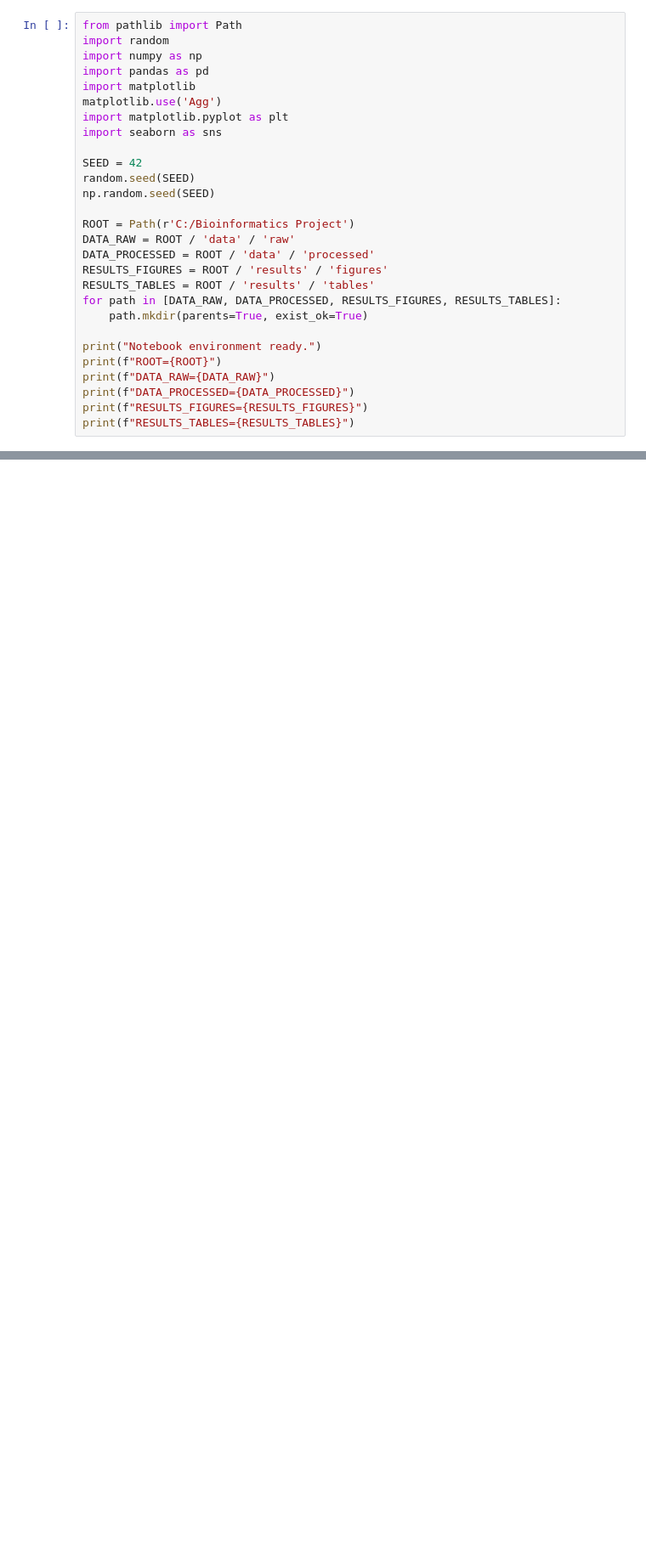
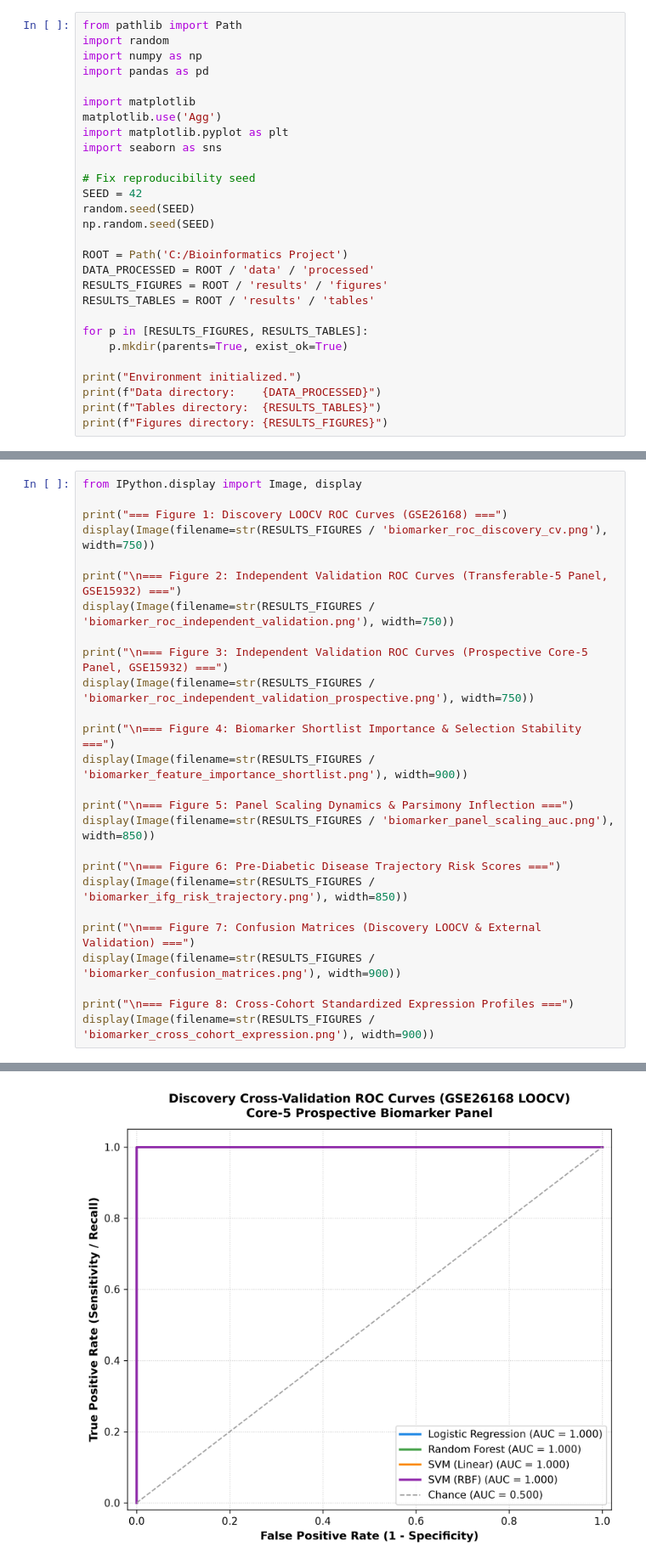
Before and after one commit to tyejaedon/young-t2d-blood-biomarkers, a Jupyter notebook: notebooks/05_biomarker_modeling.ipynb, the cells around one changed output, grey strips where cells are left out. Shown at 85% size. Cells and saved outputs as stored; diff of their text form; blank space fills up the shorter version.

```diff
--- a/notebooks/05_biomarker_modeling.ipynb
+++ b/notebooks/05_biomarker_modeling.ipynb
@@ -12,26 +17,26 @@ from pathlib import Path
 import random
 import numpy as np
 import pandas as pd
+
 import matplotlib
 matplotlib.use('Agg')
 import matplotlib.pyplot as plt
 import seaborn as sns
 
+# Fix reproducibility seed
 SEED = 42
 random.seed(SEED)
 np.random.seed(SEED)
 
-ROOT = Path(r'C:/Bioinformatics Project')
-DATA_RAW = ROOT / 'data' / 'raw'
+ROOT = Path('C:/Bioinformatics Project')
 DATA_PROCESSED = ROOT / 'data' / 'processed'
 RESULTS_FIGURES = ROOT / 'results' / 'figures'
 RESULTS_TABLES = ROOT / 'results' / 'tables'
-for path in [DATA_RAW, DATA_PROCESSED, RESULTS_FIGURES, RESULTS_TABLES]:
-    path.mkdir(parents=True, exist_ok=True)
 
-print("Notebook environment ready.")
-print(f"ROOT={ROOT}")
-print(f"DATA_RAW={DATA_RAW}")
-print(f"DATA_PROCESSED={DATA_PROCESSED}")
-print(f"RESULTS_FIGURES={RESULTS_FIGURES}")
-print(f"RESULTS_TABLES={RESULTS_TABLES}")
+for p in [RESULTS_FIGURES, RESULTS_TABLES]:
+    p.mkdir(parents=True, exist_ok=True)
+
+print("Environment initialized.")
+print(f"Data directory:    {DATA_PROCESSED}")
+print(f"Tables directory:  {RESULTS_TABLES}")
+print(f"Figures directory: {RESULTS_FIGURES}")
@@ -37,0 +269,27 @@ print(f"RESULTS_TABLES={RESULTS_TABLES}")
+# %%
+from IPython.display import Image, display
+
+print("=== Figure 1: Discovery LOOCV ROC Curves (GSE26168) ===")
+display(Image(filename=str(RESULTS_FIGURES / 'biomarker_roc_discovery_cv.png'), width=750))
+
+print("\n=== Figure 2: Independent Validation ROC Curves (Transferable-5 Panel, GSE15932) ===")
+display(Image(filename=str(RESULTS_FIGURES / 'biomarker_roc_independent_validation.png'), width=750))
+
+print("\n=== Figure 3: Independent Validation ROC Curves (Prospective Core-5 Panel, GSE15932) ===")
+display(Image(filename=str(RESULTS_FIGURES / 'biomarker_roc_independent_validation_prospective.png'), width=750))
+
+print("\n=== Figure 4: Biomarker Shortlist Importance & Selection Stability ===")
+display(Image(filename=str(RESULTS_FIGURES / 'biomarker_feature_importance_shortlist.png'), width=900))
+
+print("\n=== Figure 5: Panel Scaling Dynamics & Parsimony Inflection ===")
+display(Image(filename=str(RESULTS_FIGURES / 'biomarker_panel_scaling_auc.png'), width=850))
+
+print("\n=== Figure 6: Pre-Diabetic Disease Trajectory Risk Scores ===")
+display(Image(filename=str(RESULTS_FIGURES / 'biomarker_ifg_risk_trajectory.png'), width=850))
+
+print("\n=== Figure 7: Confusion Matrices (Discovery LOOCV & External Validation) ===")
+display(Image(filename=str(RESULTS_FIGURES / 'biomarker_confusion_matrices.png'), width=900))
+
+print("\n=== Figure 8: Cross-Cohort Standardized Expression Profiles ===")
+display(Image(filename=str(RESULTS_FIGURES / 'biomarker_cross_cohort_expression.png'), width=900))
+# %% [output]
@@ -37,0 +297 @@ print(f"RESULTS_TABLES={RESULTS_TABLES}")
+[figure, added]
```
Also changed, not shown: parts of 20 cells of this notebook, 1 other file.
